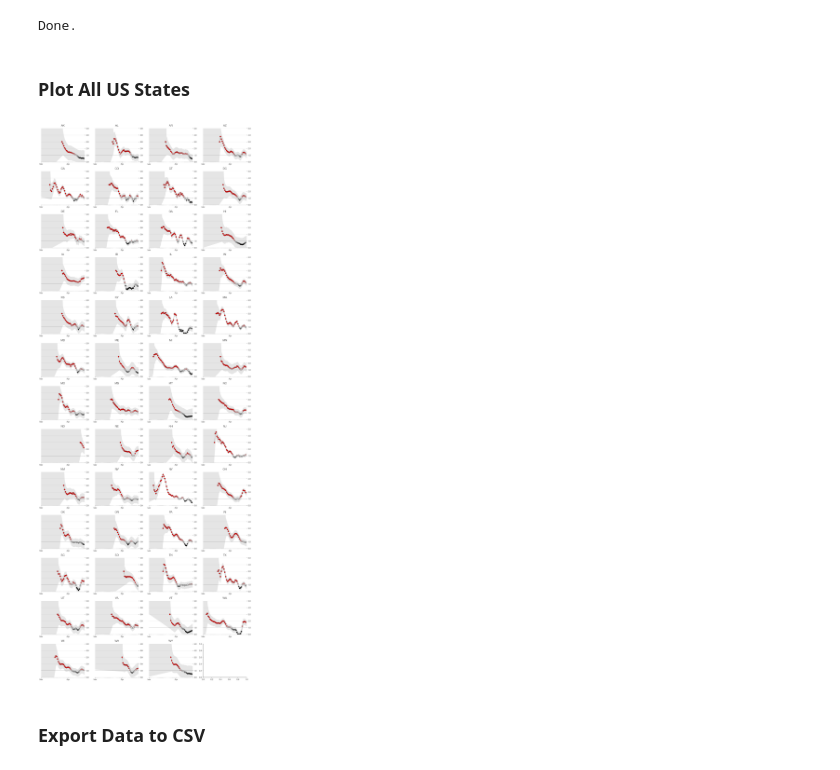
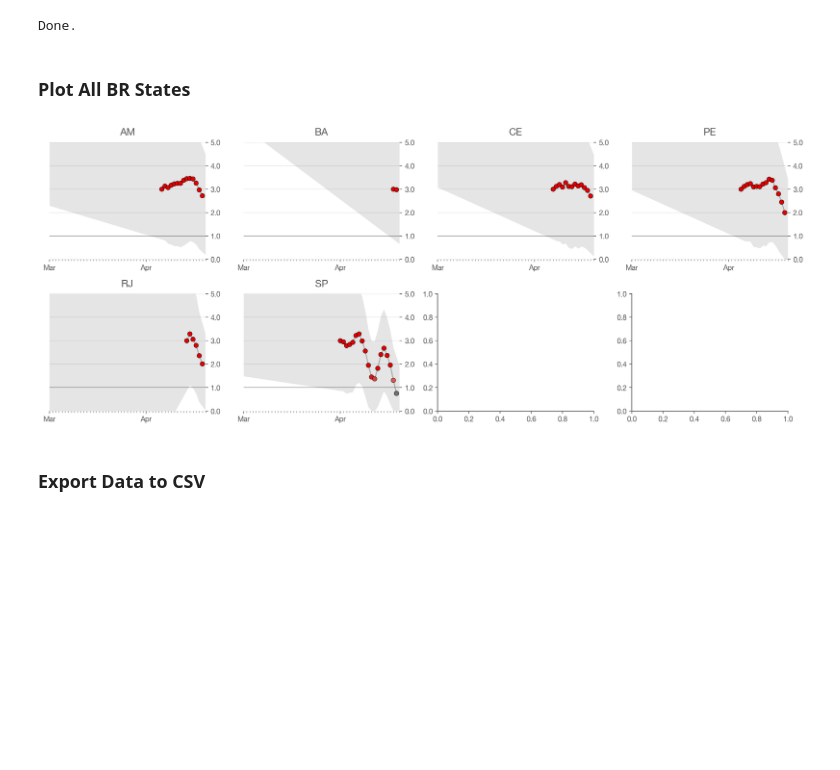
Before and after one commit to fserb/covid19-rt, a Jupyter notebook: Rt.br.ipynb, the cells around one changed output. Cells and saved outputs as stored; diff of their text form; code cells hidden in the pictures; blank space fills up the shorter version.

```diff
--- a/Rt.br.ipynb
+++ b/Rt.br.ipynb
@@ -281,13 +290,16 @@ Taking a look at the state, we need to start the analysis when there are a consi
 
 Also, case reporting is very erratic based on testing backlogs, etc. To get the best view of the 'true' data we can, I've applied a gaussian filter to the time series. This is obviously an arbitrary choice, but you'd imagine the real world process is not nearly as stochastic as the actual reporting.
 # %%
-state_name = 'SP'
+state_name = 'ES'
 
-def prepare_cases(cases, cutoff=25):
+def prepare_cases(cases, cutoff=1):
     new_cases = cases.diff()
 
-    # CHANGE: doing rolling average instead of iriginal gaussian
+    # CHANGE: rolling average instead of gaussian.
+    # CHANGE: not rounded.
     smoothed = new_cases.rolling(7,
+        win_type='gaussian',
+        center=True,
         min_periods=1).mean(std=2).round()
 
     idx_start = np.searchsorted(smoothed, cutoff)
@@ -301,7 +313,7 @@ cases = states.xs(state_name).rename(f"{state_name} cases")
 
 original, smoothed = prepare_cases(cases)
 
-original.plot(title=f"{state_name} New Cases per Day",
+original.mul(10).plot(title=f"{state_name} New Deaths per Day",
                c='k',
                linestyle=':',
                alpha=.5,
@@ -364,6 +376,7 @@ To calculate the posteriors we follow these steps:
   - Divide by the probability of the data (also Bayes' rule)
 # %%
 def get_posteriors(sr, sigma=0.15):
+    cols = sr.index
 
     # (1) Calculate Lambda
     lam = sr[:-1].values * np.exp(GAMMA * (r_t_range[:, None] - 1))
@@ -411,6 +424,10 @@ def get_posteriors(sr, sigma=0.15):
         #(5c) Calcluate the denominator of Bayes' Rule P(k)
         denominator = np.sum(numerator)
 
+        if denominator == 0:
+            posteriors[current_day] = 0
+            continue
+
         # Execute full Bayes' Rule
         posteriors[current_day] = numerator/denominator
 
@@ -545,23 +557,24 @@ Above we said we'd choose the value of $\sigma$ that maximizes the likelihood of
 
 > Note: this takes a while!
 # %%
-sigmas = np.linspace(1/20, 1, 20)
+sigmas = np.linspace(1/20, 1, 50)
 
-targets = states.index.get_level_values('estado')
+targets = ~states.index.get_level_values('estado').isin(FILTERED_REGION_CODES)
 states_to_process = states.loc[targets]
 
 results = {}
 
 for state_name, cases in states_to_process.groupby(level='estado'):
-
     print(state_name)
     new, smoothed = prepare_cases(cases, cutoff=25)
 
     if len(smoothed) == 0:
-        new, smoothed = prepare_cases(cases, cutoff=10)
+        new, smoothed = prepare_cases(cases, cutoff=5)
 
     # CHANGED: some states in Br have very reported few cases, we ignore those for calculation.
-    if len(smoothed) == 0: continue
+    if len(smoothed) == 0:
+        clear_output(wait=True)
+        continue
 
     result = {}
 
@@ -592,6 +605,7 @@ total_log_likelihoods = np.zeros_like(sigmas)
 
 # Loop through each state's results and add the log likelihoods to the running total.
 for state_name, result in results.items():
+    if states.xs(state_name)[-1] < 500: continue
     total_log_likelihoods += result['log_likelihoods']
 
 # Select the index with the largest log likelihood total
@@ -632,20 +646,21 @@ print('Done.')
 # %% [output]
 Done.
 # %% [markdown]
-### Plot All US States
+### Plot All BR States
 # %%
 ncols = 4
 nrows = int(np.ceil(len(results) / ncols))
 
 fig, axes = plt.subplots(nrows=nrows, ncols=ncols, figsize=(15, nrows*3))
 
-for i, (state_name, result) in enumerate(final_results.groupby('state')):
+for i, (state_name, result) in enumerate(final_results.groupby('estado')):
+    if result.shape[0] < 2: continue
     plot_rt(result, axes.flat[i], state_name)
 
 fig.tight_layout()
 fig.set_facecolor('w')
 # %% [output]
-[figure, old version]
+[figure, new version]
 # %% [markdown]
 ### Export Data to CSV
 # %%
```
Also changed, not shown: parts of 23 cells of this notebook, 2 other files.
